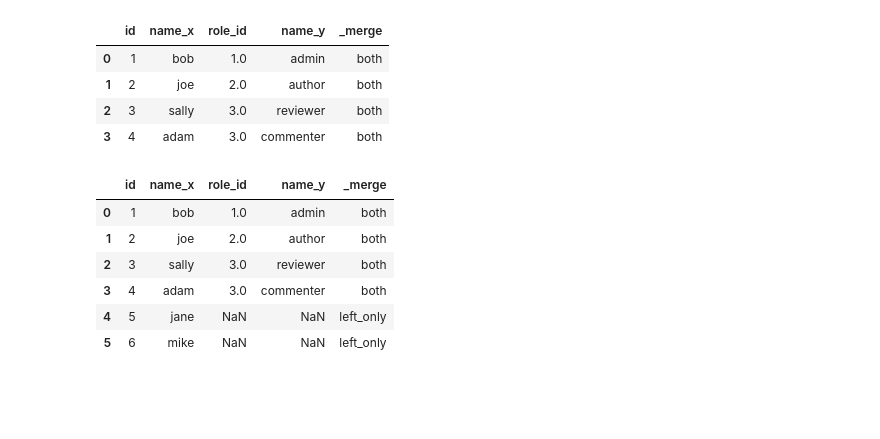
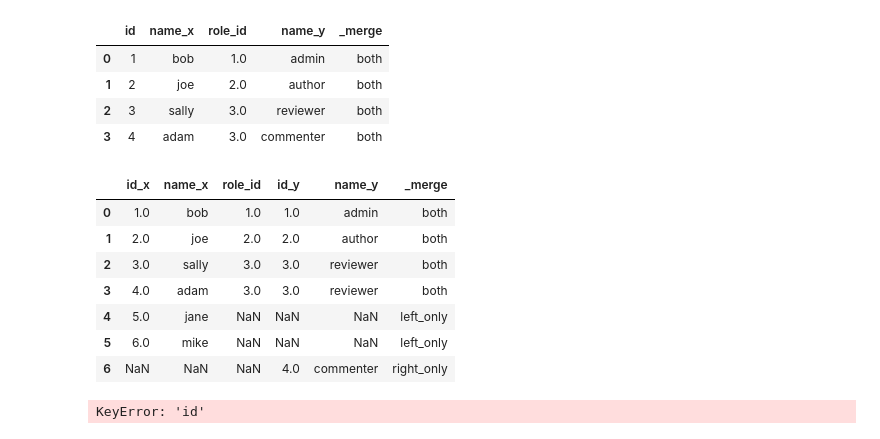
Before and after one commit to SLawsonWoods/numpy-pandas-visualization-exercises, a Jupyter notebook: advanced_dataframes.ipynb, the cells around one changed output. Saved outputs shown, nothing was run; the diff lists cells and outputs as text; code cells hidden in the pictures; blank space fills up the shorter version.

```diff
--- a/advanced_dataframes.ipynb
+++ b/advanced_dataframes.ipynb
@@ -84,13 +84,14 @@ users.merge(roles, how='right', on='id', indicator= True)
 # %%
 ## 3. What is the result of using an outer join on the DataFrames?
 
-users.merge(roles, how='outer', on='id', indicator= True)
+users.merge(roles, how='outer', left_on='role_id', right_on='id', indicator= True)
 # This included data that was in either df and that in both so all info included
 # %% [output]
-|  | id | name_x | role_id | name_y | _merge |
-| 0 | 1 | bob | 1.0 | admin | both |
-| 1 | 2 | joe | 2.0 | author | both |
-| 2 | 3 | sally | 3.0 | reviewer | both |
-| 3 | 4 | adam | 3.0 | commenter | both |
-| 4 | 5 | jane | NaN | NaN | left_only |
-| 5 | 6 | mike | NaN | NaN | left_only |
+|  | id_x | name_x | role_id | id_y | name_y | _merge |
+| 0 | 1.0 | bob | 1.0 | 1.0 | admin | both |
+| 1 | 2.0 | joe | 2.0 | 2.0 | author | both |
+| 2 | 3.0 | sally | 3.0 | 3.0 | reviewer | both |
+| 3 | 4.0 | adam | 3.0 | 3.0 | reviewer | both |
+| 4 | 5.0 | jane | NaN | NaN | NaN | left_only |
+| 5 | 6.0 | mike | NaN | NaN | NaN | left_only |
+| 6 | NaN | NaN | NaN | 4.0 | commenter | right_only |
@@ -99,0 +98,12 @@ users.merge(roles, how='outer', on='id', indicator= True)
+# %%
+## 4. What happens if you drop the foreign keys from the DataFrames and try to merge them?
+# drop the column id in each df that is a foreign key
+# ex. data = data.drop(columns="area")
+mod_users = users.drop(columns='role_id')
+mod_roles = roles.drop(columns='id')
+# merge the modified df's
+mod_users.merge(mod_roles, how='outer', left_on='role_id', right_on='id', indicator= True)
+# when i merge in python for the on how do i list role_id and id
+# gives me an error because I dropped the key columns that united the df to be able to merge
+# %% [output]
+KeyError: 'id'
```
Also changed, not shown: parts of 18 cells of this notebook.
